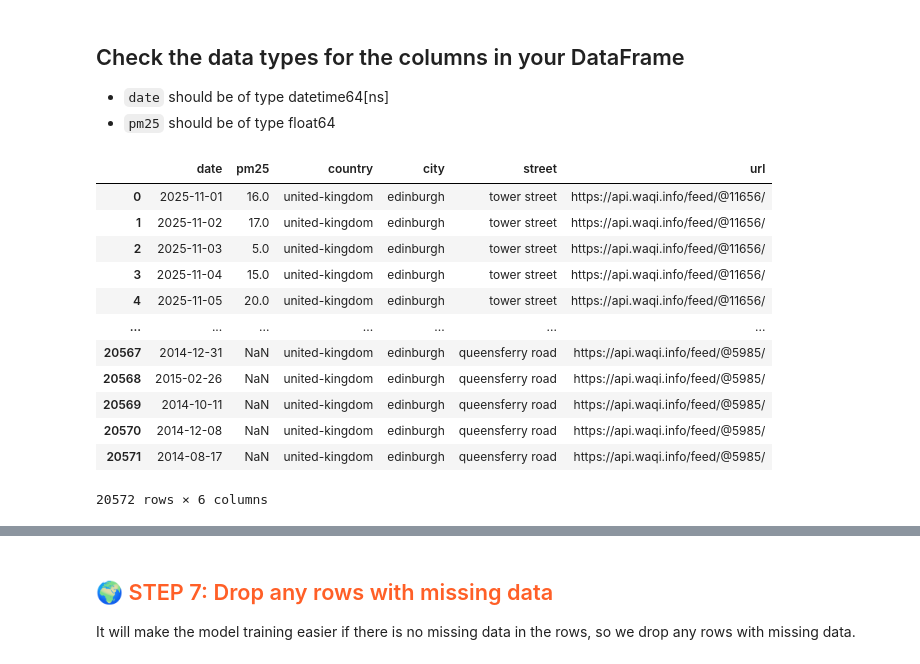
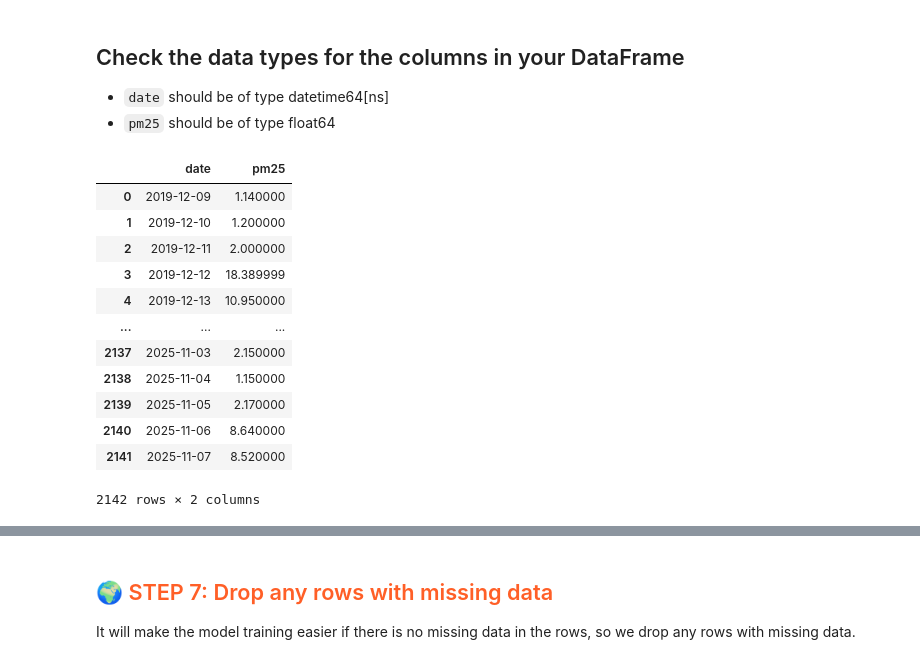
Before and after one commit to Isabell257/id2223-lab1, a Jupyter notebook: notebooks/airquality/1_air_quality_feature_backfill.ipynb, the cells around one changed output, grey strips where cells are left out. Saved outputs shown, nothing was run; the diff lists cells and outputs as text; code cells hidden in the pictures.

Commit message:
Städat upp kod
Fixat så man inte behöver kommentera bort, utan ange i variabel i början om del E,C eller A ska köras (men .env-filen måste fortfarande ändras mannuellt)

```diff
--- a/notebooks/airquality/1_air_quality_feature_backfill.ipynb
+++ b/notebooks/airquality/1_air_quality_feature_backfill.ipynb
@@ -268,24 +281,28 @@ aq_today_df
 
 The cell below will read up historical air quality data as a CSV file into a Pandas DataFrame
 # %%
-#df = pd.read_csv(csv_file,  parse_dates=['date'], skipinitialspace=True)
-#df
+#If running E or C, reads entire csv to dataframe
+if running_e or running_c:
+    df = pd.read_csv(csv_file,  parse_dates=['date'], skipinitialspace=True)
 
-df = None
 
-for url, addr in aqicn_url_dict.items():
-    filename = f"{root_dir}/data/Edinburgh sensors/{city}-{addr}-air-quality.csv"
-    util.check_file_path(filename)
-    df_part = pd.read_csv(filename,  parse_dates=['date'], skipinitialspace=True)
-    df_part["country"] = country
-    df_part['city'] = city
-    df_part['street'] = addr
-    df_part['url']=url
+#If running A, reads each csv file into dataframes and combines to one
+if running_a:
+    df = None
 
-    if df is None:
-        df = df_part
-    else:
-        df = pd.concat([df, df_part], ignore_index=True)
+    for url, addr in aqicn_url_dict.items():
+        filename = f"{root_dir}/data/Edinburgh sensors/{city}-{addr}-air-quality.csv"
+        util.check_file_path(filename)
+        df_part = pd.read_csv(filename,  parse_dates=['date'], skipinitialspace=True)
+        df_part["country"] = country
+        df_part['city'] = city
+        df_part['street'] = addr
+        df_part['url']=url
+
+        if df is None:
+            df = df_part
+        else:
+            df = pd.concat([df, df_part], ignore_index=True)
 
 df
 # %% [output]
@@ -321,24 +332,29 @@ We want to have a DataFrame with 2 columns - `date` and `pm25` after this cell b
  * `date` should be of type   datetime64[ns]
  * `pm25` should be of type float64
 # %%
-df_aq = df[['date', 'pm25', 'country', 'city', 'street', 'url']]
+if running_e or running_c:
+    df_aq = df[['date', 'pm25']]
+
+if running_a:
+    df_aq = df[['date', 'pm25', 'country', 'city', 'street', 'url']]
+
 df_aq['pm25'] = df_aq['pm25'].astype('float32')
 
 df_aq
 # %% [output]
-|  | date | pm25 | country | city | street | url |
-| 0 | 2025-11-01 | 16.0 | united-kingdom | edinburgh | tower street | https://api.waqi.info/feed/@11656/ |
-| 1 | 2025-11-02 | 17.0 | united-kingdom | edinburgh | tower street | https://api.waqi.info/feed/@11656/ |
-| 2 | 2025-11-03 | 5.0 | united-kingdom | edinburgh | tower street | https://api.waqi.info/feed/@11656/ |
-| 3 | 2025-11-04 | 15.0 | united-kingdom | edinburgh | tower street | https://api.waqi.info/feed/@11656/ |
-| 4 | 2025-11-05 | 20.0 | united-kingdom | edinburgh | tower street | https://api.waqi.info/feed/@11656/ |
-| ... | ... | ... | ... | ... | ... | ... |
-| 20567 | 2014-12-31 | NaN | united-kingdom | edinburgh | queensferry road | https://api.waqi.info/feed/@5985/ |
-| 20568 | 2015-02-26 | NaN | united-kingdom | edinburgh | queensferry road | https://api.waqi.info/feed/@5985/ |
-| 20569 | 2014-10-11 | NaN | united-kingdom | edinburgh | queensferry road | https://api.waqi.info/feed/@5985/ |
-| 20570 | 2014-12-08 | NaN | united-kingdom | edinburgh | queensferry road | https://api.waqi.info/feed/@5985/ |
-| 20571 | 2014-08-17 | NaN | united-kingdom | edinburgh | queensferry road | https://api.waqi.info/feed/@5985/ |
+|  | date | pm25 |
+| 0 | 2019-12-09 | 1.140000 |
+| 1 | 2019-12-10 | 1.200000 |
+| 2 | 2019-12-11 | 2.000000 |
+| 3 | 2019-12-12 | 18.389999 |
+| 4 | 2019-12-13 | 10.950000 |
+| ... | ... | ... |
+| 2137 | 2025-11-03 | 2.150000 |
+| 2138 | 2025-11-04 | 1.150000 |
+| 2139 | 2025-11-05 | 2.170000 |
+| 2140 | 2025-11-06 | 8.640000 |
+| 2141 | 2025-11-07 | 8.520000 |
-20572 rows × 6 columns
+2142 rows × 2 columns
 # %%
 # Cast the pm25 column to be a float32 data type
 df_aq.info()
```
Also changed, not shown: parts of 22 cells of this notebook, 2 other files.
